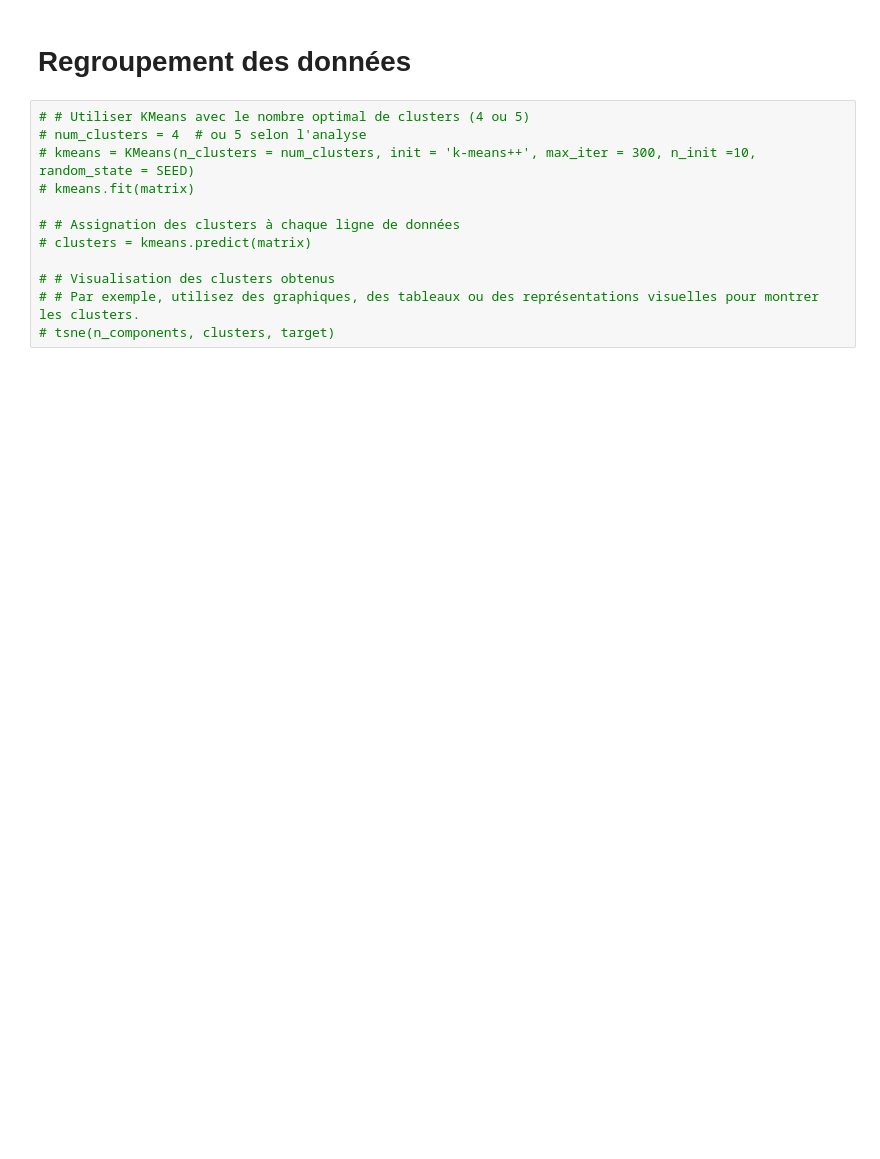
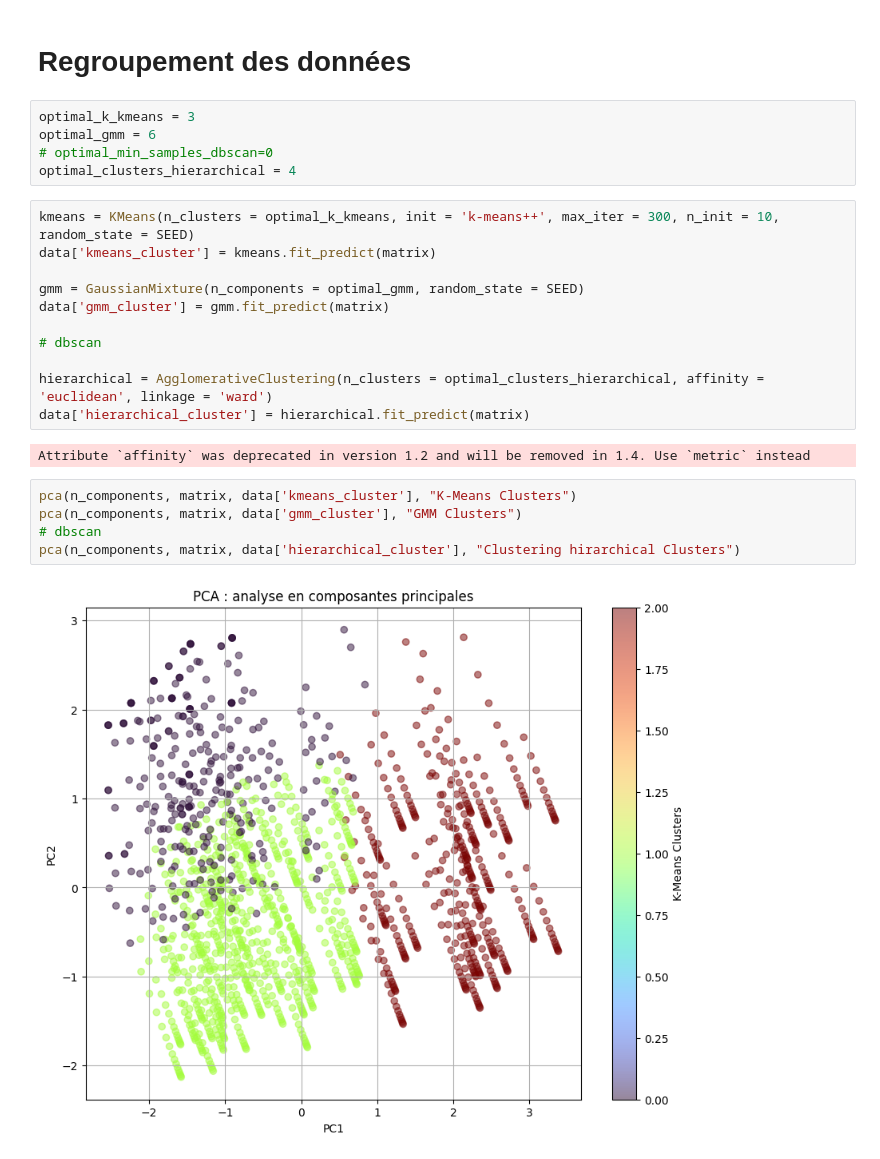
Before and after one commit to giuliana-fabrizio/Prediction_pression_accoustique, a Jupyter notebook: Projet_du_niveau_de_pression_acoustique.ipynb, the cells around one changed output. Saved outputs shown, nothing was run; the diff lists cells and outputs as text; blank space fills up the shorter version.

```diff
--- a/Projet_du_niveau_de_pression_acoustique.ipynb
+++ b/Projet_du_niveau_de_pression_acoustique.ipynb
@@ -1007,14 +902,27 @@ numberOfClusters(technique_name = 'Hierarchical', technique_result = hierarchica
 # %% [markdown]
 # **Regroupement des données**
-# %%
-# # Utiliser KMeans avec le nombre optimal de clusters (4 ou 5)
-# num_clusters = 4  # ou 5 selon l'analyse
-# kmeans = KMeans(n_clusters = num_clusters, init = 'k-means++', max_iter = 300, n_init =10, random_state = SEED)
-# kmeans.fit(matrix)
-
-# # Assignation des clusters à chaque ligne de données
-# clusters = kmeans.predict(matrix)
-
-# # Visualisation des clusters obtenus
-# # Par exemple, utilisez des graphiques, des tableaux ou des représentations visuelles pour montrer les clusters.
-# tsne(n_components, clusters, target)
+# %%
+optimal_k_kmeans = 3
+optimal_gmm = 6
+# optimal_min_samples_dbscan=0
+optimal_clusters_hierarchical = 4
+# %%
+kmeans = KMeans(n_clusters = optimal_k_kmeans, init = 'k-means++', max_iter = 300, n_init = 10, random_state = SEED)
+data['kmeans_cluster'] = kmeans.fit_predict(matrix)
+
+gmm = GaussianMixture(n_components = optimal_gmm, random_state = SEED)
+data['gmm_cluster'] = gmm.fit_predict(matrix)
+
+# dbscan
+
+hierarchical = AgglomerativeClustering(n_clusters = optimal_clusters_hierarchical, affinity = 'euclidean', linkage = 'ward')
+data['hierarchical_cluster'] = hierarchical.fit_predict(matrix)
+# %% [output]
+Attribute `affinity` was deprecated in version 1.2 and will be removed in 1.4. Use `metric` instead
+# %%
+pca(n_components, matrix, data['kmeans_cluster'], "K-Means Clusters")
+pca(n_components, matrix, data['gmm_cluster'], "GMM Clusters")
+# dbscan
+pca(n_components, matrix, data['hierarchical_cluster'], "Clustering hirarchical Clusters")
+# %% [output]
+[figure, added]
```
Also changed, not shown: parts of 41 cells of this notebook, 5 other files.
